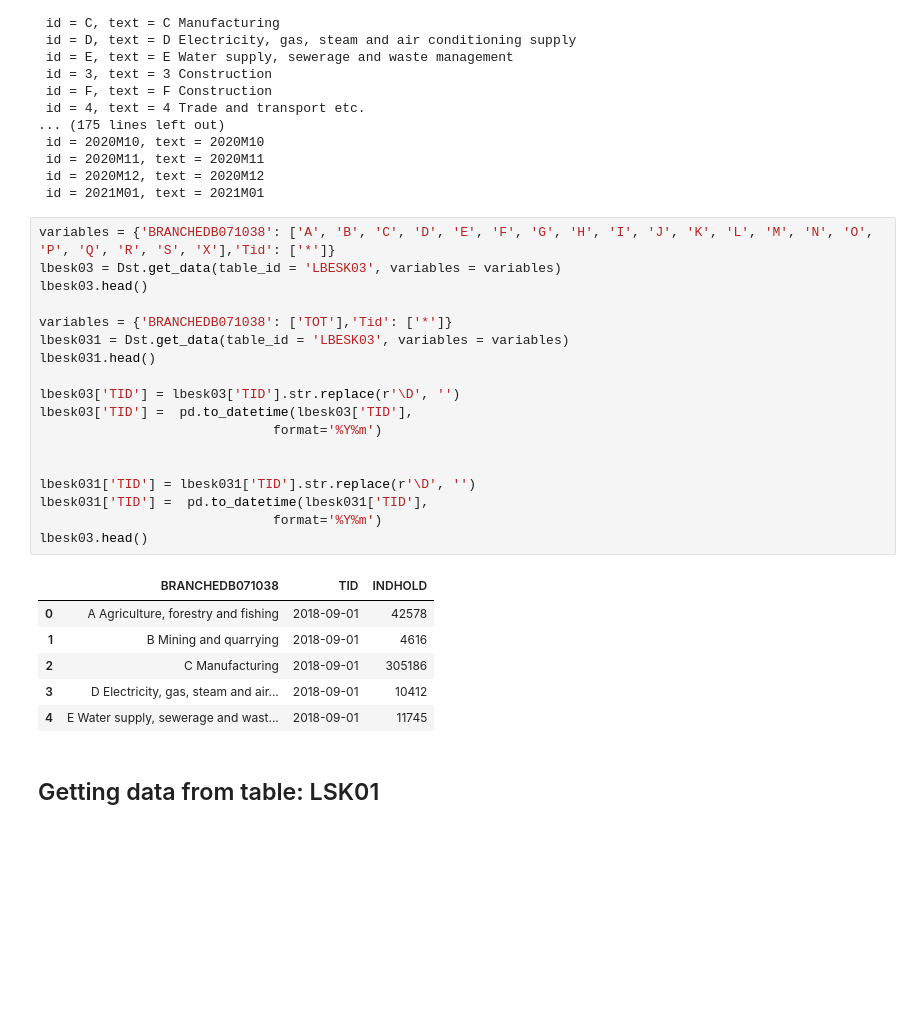
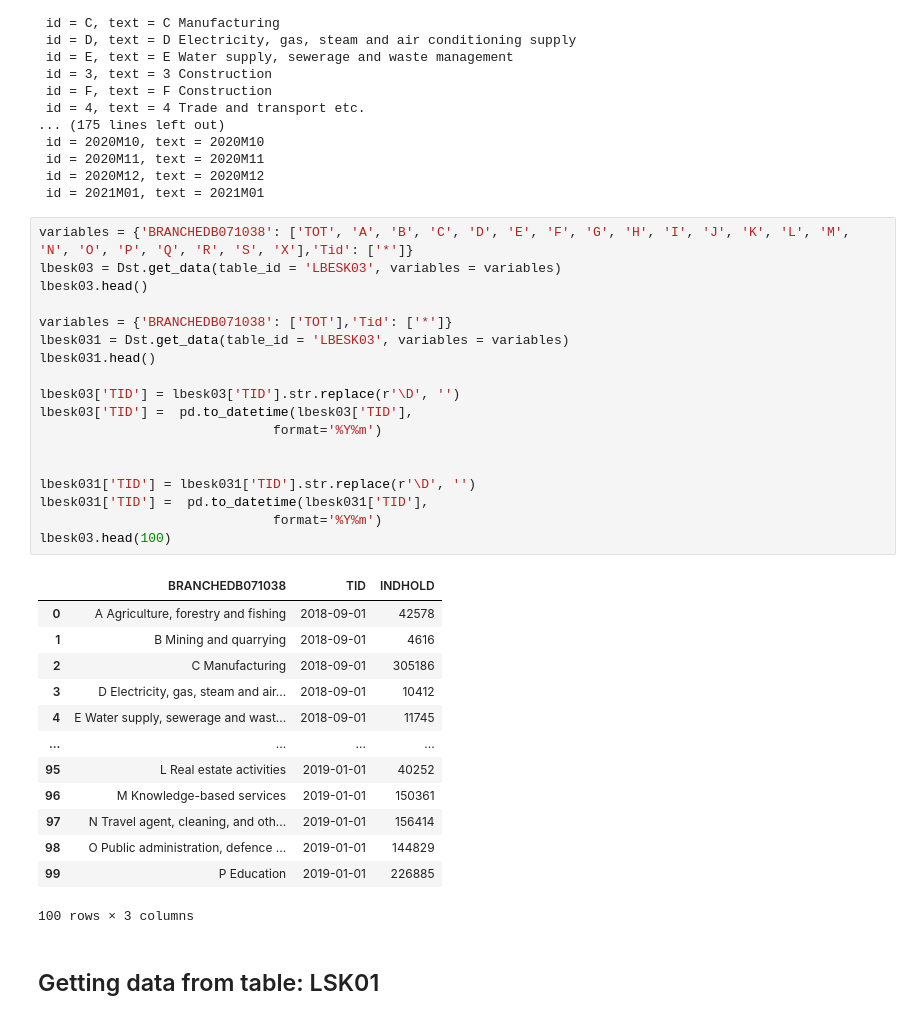
Before and after one commit to ceciliechrstnsn/projects-2021-luna-hjerteknuser, a Jupyter notebook: dataproject/dataproject.ipynb, the cells around one changed output. Saved outputs shown, nothing was run; the diff lists cells and outputs as text; blank space fills up the shorter version.

```diff
--- a/dataproject/dataproject.ipynb
+++ b/dataproject/dataproject.ipynb
@@ -179,30 +177,37 @@ BRANCHEDB071038
  id = 2020M12, text = 2020M12
  id = 2021M01, text = 2021M01
 # %%
-variables = {'BRANCHEDB071038': ['A', 'B', 'C', 'D', 'E', 'F', 'G', 'H', 'I', 'J', 'K', 'L', 'M', 'N', 'O', 'P', 'Q', 'R', 'S', 'X'],'Tid': ['*']}
+variables = {'BRANCHEDB071038': ['TOT', 'A', 'B', 'C', 'D', 'E', 'F', 'G', 'H', 'I', 'J', 'K', 'L', 'M', 'N', 'O', 'P', 'Q', 'R', 'S', 'X'],'Tid': ['*']}
 lbesk03 = Dst.get_data(table_id = 'LBESK03', variables = variables)
 lbesk03.head()
 
 variables = {'BRANCHEDB071038': ['TOT'],'Tid': ['*']}
 lbesk031 = Dst.get_data(table_id = 'LBESK03', variables = variables)
 lbesk031.head()
 
 lbesk03['TID'] = lbesk03['TID'].str.replace(r'\D', '')
 lbesk03['TID'] =  pd.to_datetime(lbesk03['TID'],
                               format='%Y%m')
 
 
 lbesk031['TID'] = lbesk031['TID'].str.replace(r'\D', '')
 lbesk031['TID'] =  pd.to_datetime(lbesk031['TID'],
                               format='%Y%m')
-lbesk03.head()
+lbesk03.head(100)
 # %% [output]
 |  | BRANCHEDB071038 | TID | INDHOLD |
 | 0 | A Agriculture, forestry and fishing | 2018-09-01 | 42578 |
 | 1 | B Mining and quarrying | 2018-09-01 | 4616 |
 | 2 | C Manufacturing | 2018-09-01 | 305186 |
 | 3 | D Electricity, gas, steam and air... | 2018-09-01 | 10412 |
 | 4 | E Water supply, sewerage and wast... | 2018-09-01 | 11745 |
+| ... | ... | ... | ... |
+| 95 | L Real estate activities | 2019-01-01 | 40252 |
+| 96 | M Knowledge-based services | 2019-01-01 | 150361 |
+| 97 | N Travel agent, cleaning, and oth... | 2019-01-01 | 156414 |
+| 98 | O Public administration, defence ... | 2019-01-01 | 144829 |
+| 99 | P Education | 2019-01-01 | 226885 |
+100 rows × 3 columns
 # %% [markdown]
 ## Getting data from table: LSK01
 # %%
```
Also changed, not shown: parts of 36 cells of this notebook.
